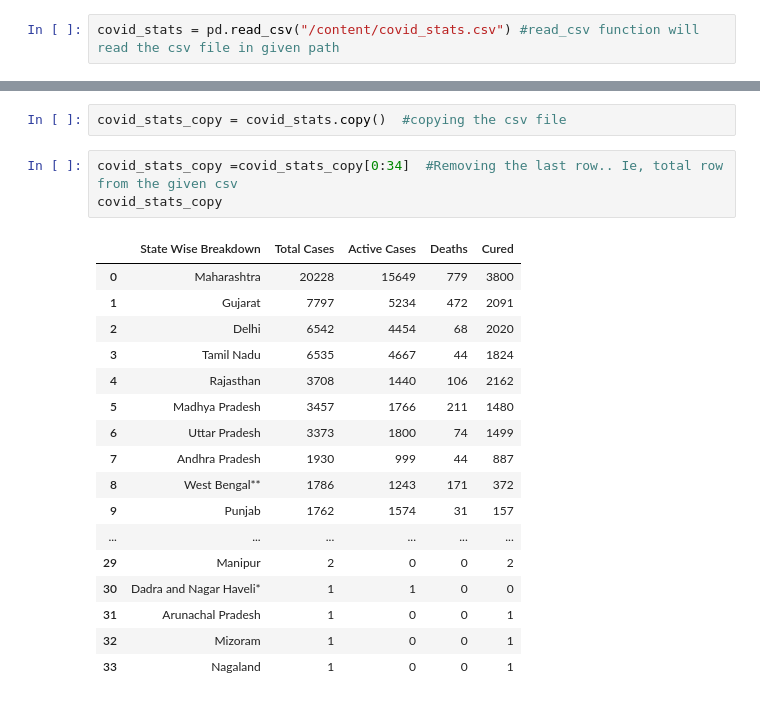
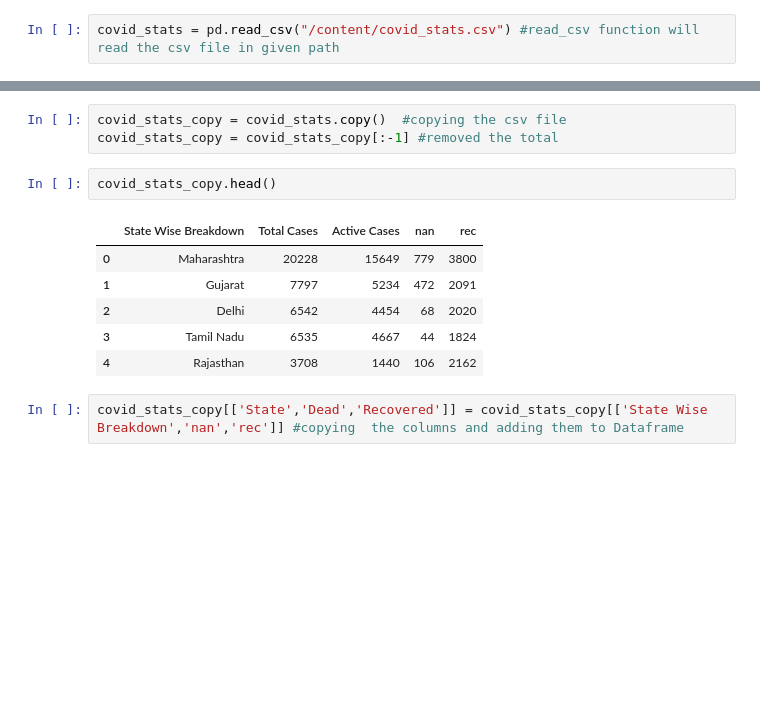
Before and after one commit to akhil-gali/dataScience_practice, a Jupyter notebook: Numpy_practice.ipynb, the cells around one changed output, grey strips where cells are left out. Cells and saved outputs as stored; diff of their text form; blank space fills up the shorter version.

```diff
--- a/Numpy_practice.ipynb
+++ b/Numpy_practice.ipynb
@@ -392,24 +394,15 @@ covid_stats
 | 34 | Total | 62808 | 41432 | 2101 | 19275 |
 # %%
 covid_stats_copy = covid_stats.copy()  #copying the csv file
+covid_stats_copy = covid_stats_copy[:-1] #removed the total
-# %%
-covid_stats_copy =covid_stats_copy[0:34]  #Removing the last row.. Ie, total row from the given csv
-covid_stats_copy
-# %% [output]
-|  | State Wise Breakdown | Total Cases | Active Cases | Deaths | Cured |
-| 0 | Maharashtra | 20228 | 15649 | 779 | 3800 |
-| 1 | Gujarat | 7797 | 5234 | 472 | 2091 |
-| 2 | Delhi | 6542 | 4454 | 68 | 2020 |
-| 3 | Tamil Nadu | 6535 | 4667 | 44 | 1824 |
-| 4 | Rajasthan | 3708 | 1440 | 106 | 2162 |
-| 5 | Madhya Pradesh | 3457 | 1766 | 211 | 1480 |
-| 6 | Uttar Pradesh | 3373 | 1800 | 74 | 1499 |
-| 7 | Andhra Pradesh | 1930 | 999 | 44 | 887 |
-| 8 | West Bengal** | 1786 | 1243 | 171 | 372 |
-| 9 | Punjab | 1762 | 1574 | 31 | 157 |
-| ... | ... | ... | ... | ... | ... |
-| 29 | Manipur | 2 | 0 | 0 | 2 |
-| 30 | Dadra and Nagar Haveli* | 1 | 1 | 0 | 0 |
-| 31 | Arunachal Pradesh | 1 | 0 | 0 | 1 |
-| 32 | Mizoram | 1 | 0 | 0 | 1 |
-| 33 | Nagaland | 1 | 0 | 0 | 1 |
+# %%
+covid_stats_copy.head()
+# %% [output]
+|  | State Wise Breakdown | Total Cases | Active Cases | nan | rec |
+| 0 | Maharashtra | 20228 | 15649 | 779 | 3800 |
+| 1 | Gujarat | 7797 | 5234 | 472 | 2091 |
+| 2 | Delhi | 6542 | 4454 | 68 | 2020 |
+| 3 | Tamil Nadu | 6535 | 4667 | 44 | 1824 |
+| 4 | Rajasthan | 3708 | 1440 | 106 | 2162 |
+# %%
+covid_stats_copy[['State','Dead','Recovered']] = covid_stats_copy[['State Wise Breakdown','nan','rec']] #copying  the columns and adding them to Dataframe
```
Also changed, not shown: parts of 40 cells of this notebook.
